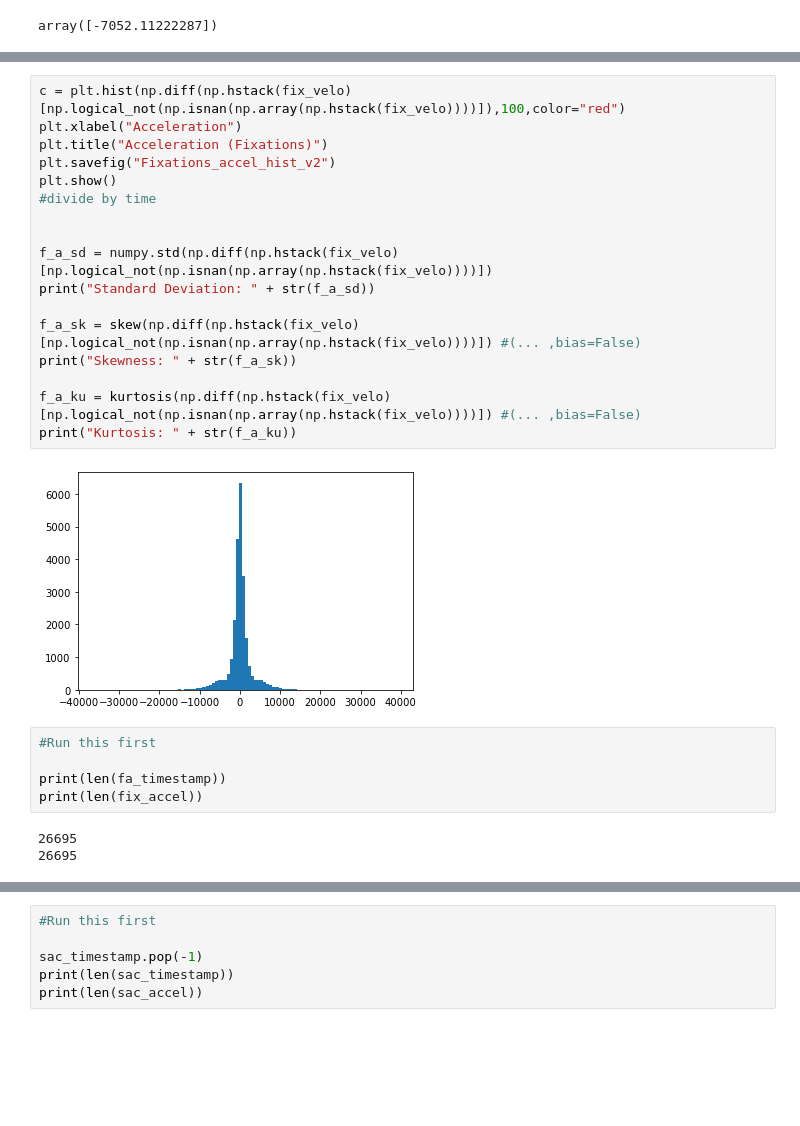
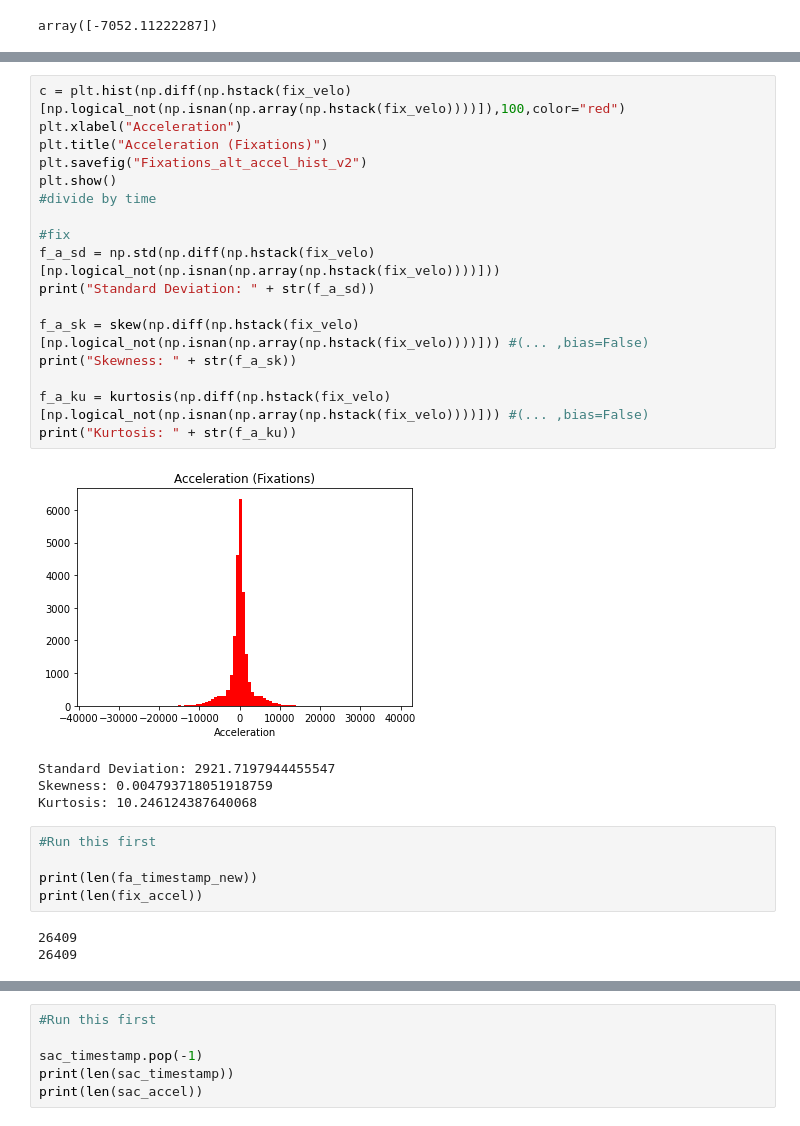
Before and after one commit to Josef733/eyetracker, a Jupyter notebook: algofull_edit_v2.ipynb, the cells around one changed output, grey strips where cells are left out. Drawn from its saved outputs; the diff is of its cells as text; blank space fills up the shorter version.

```diff
--- a/algofull_edit_v2.ipynb
+++ b/algofull_edit_v2.ipynb
@@ -661,28 +680,31 @@ a = np.diff(fix_velo)
 # %%
 c = plt.hist(np.diff(np.hstack(fix_velo)[np.logical_not(np.isnan(np.array(np.hstack(fix_velo))))]),100,color="red")
 plt.xlabel("Acceleration")
 plt.title("Acceleration (Fixations)")
-plt.savefig("Fixations_accel_hist_v2")
+plt.savefig("Fixations_alt_accel_hist_v2")
 plt.show()
 #divide by time
 
-
-f_a_sd = numpy.std(np.diff(np.hstack(fix_velo)[np.logical_not(np.isnan(np.array(np.hstack(fix_velo))))])
+#fix
+f_a_sd = np.std(np.diff(np.hstack(fix_velo)[np.logical_not(np.isnan(np.array(np.hstack(fix_velo))))]))
 print("Standard Deviation: " + str(f_a_sd))
 
-f_a_sk = skew(np.diff(np.hstack(fix_velo)[np.logical_not(np.isnan(np.array(np.hstack(fix_velo))))]) #(... ,bias=False)
+f_a_sk = skew(np.diff(np.hstack(fix_velo)[np.logical_not(np.isnan(np.array(np.hstack(fix_velo))))])) #(... ,bias=False)
 print("Skewness: " + str(f_a_sk))
 
-f_a_ku = kurtosis(np.diff(np.hstack(fix_velo)[np.logical_not(np.isnan(np.array(np.hstack(fix_velo))))]) #(... ,bias=False)
+f_a_ku = kurtosis(np.diff(np.hstack(fix_velo)[np.logical_not(np.isnan(np.array(np.hstack(fix_velo))))])) #(... ,bias=False)
 print("Kurtosis: " + str(f_a_ku))
 # %% [output]
-[figure, old version]
+[figure, new version]
+Standard Deviation: 2921.7197944455547
+Skewness: 0.004793718051918759
+Kurtosis: 10.246124387640068
 # %%
 #Run this first
 
-print(len(fa_timestamp))
+print(len(fa_timestamp_new))
 print(len(fix_accel))
 # %% [output]
-26695
-26695
+26409
+26409
 # %%
```
Also changed, not shown: parts of 20 cells of this notebook.
